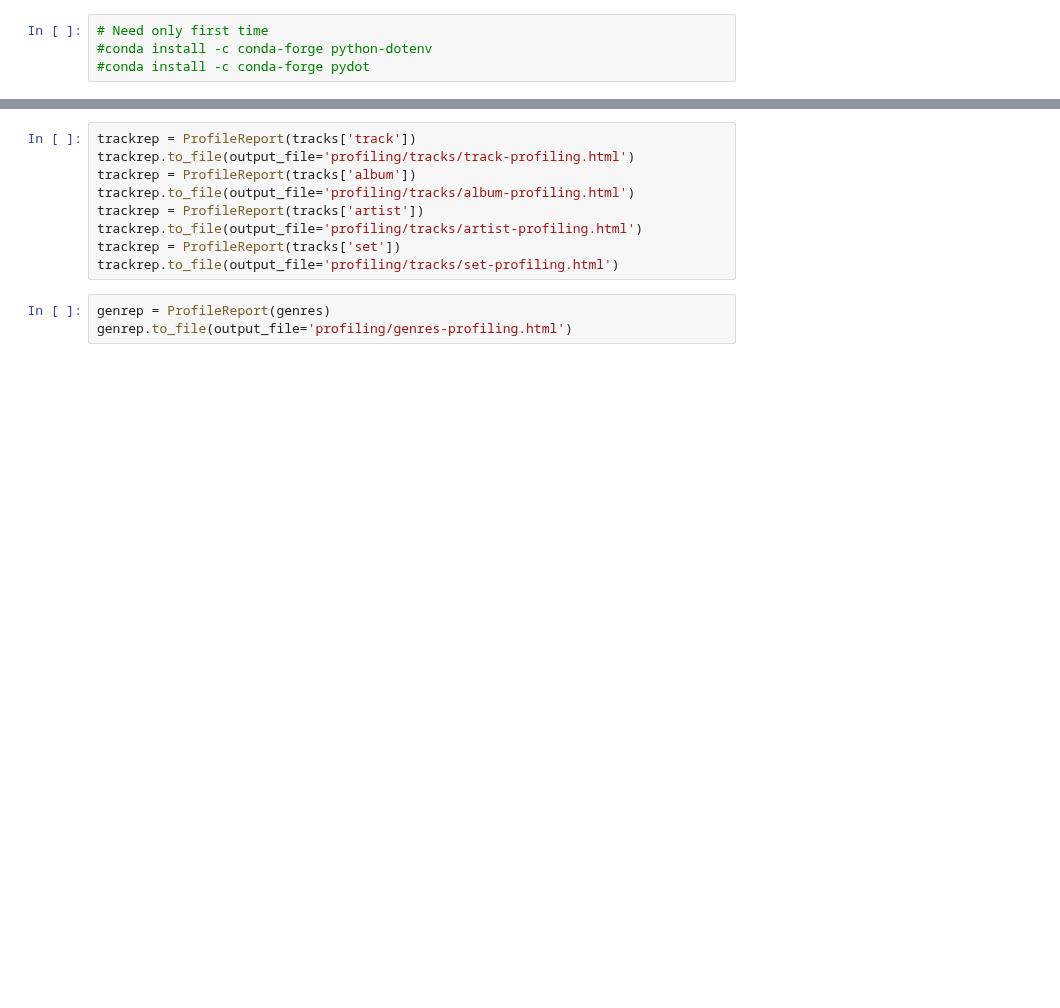
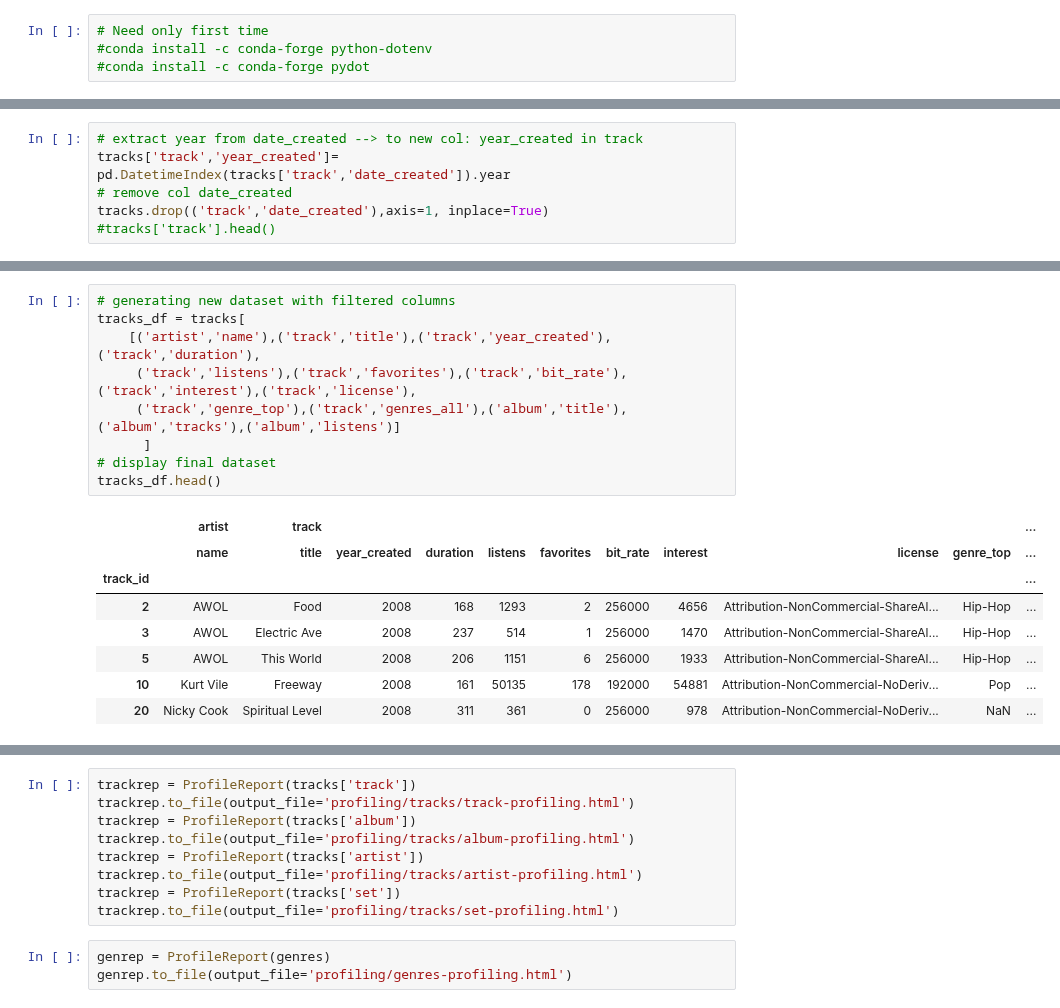
Before and after one commit to gaetanoantonicchio/DataMining-2, a Jupyter notebook: beta.ipynb, the cells around one changed output, grey strips where cells are left out. Cells and saved outputs as stored; diff of their text form; blank space fills up the shorter version.

```diff
--- a/beta.ipynb
+++ b/beta.ipynb
@@ -112,0 +219,6 @@ d[ (d['nome']<='spina') & (d['cognome']<='spina') ]
+# %%
+# extract year from date_created --> to new col: year_created in track
+tracks['track','year_created']= pd.DatetimeIndex(tracks['track','date_created']).year
+# remove col date_created
+tracks.drop(('track','date_created'),axis=1, inplace=True)
+#tracks['track'].head()
@@ -112,0 +248,18 @@ d[ (d['nome']<='spina') & (d['cognome']<='spina') ]
+# %%
+# generating new dataset with filtered columns
+tracks_df = tracks[
+    [('artist','name'),('track','title'),('track','year_created'),('track','duration'),
+     ('track','listens'),('track','favorites'),('track','bit_rate'),('track','interest'),('track','license'),
+     ('track','genre_top'),('track','genres_all'),('album','title'),('album','tracks'),('album','listens')]
+      ]
+# display final dataset
+tracks_df.head()
+# %% [output]
+|  | artist | track |  |  |  |  |  |  |  |  | ... |
+|  | name | title | year_created | duration | listens | favorites | bit_rate | interest | license | genre_top | ... |
+| track_id |  |  |  |  |  |  |  |  |  |  | ... |
+| 2 | AWOL | Food | 2008 | 168 | 1293 | 2 | 256000 | 4656 | Attribution-NonCommercial-ShareAl... | Hip-Hop | ... |
+| 3 | AWOL | Electric Ave | 2008 | 237 | 514 | 1 | 256000 | 1470 | Attribution-NonCommercial-ShareAl... | Hip-Hop | ... |
+| 5 | AWOL | This World | 2008 | 206 | 1151 | 6 | 256000 | 1933 | Attribution-NonCommercial-ShareAl... | Hip-Hop | ... |
+| 10 | Kurt Vile | Freeway | 2008 | 161 | 50135 | 178 | 192000 | 54881 | Attribution-NonCommercial-NoDeriv... | Pop | ... |
+| 20 | Nicky Cook | Spiritual Level | 2008 | 311 | 361 | 0 | 256000 | 978 | Attribution-NonCommercial-NoDeriv... | NaN | ... |
```
Also changed, not shown: parts of 27 cells of this notebook.
